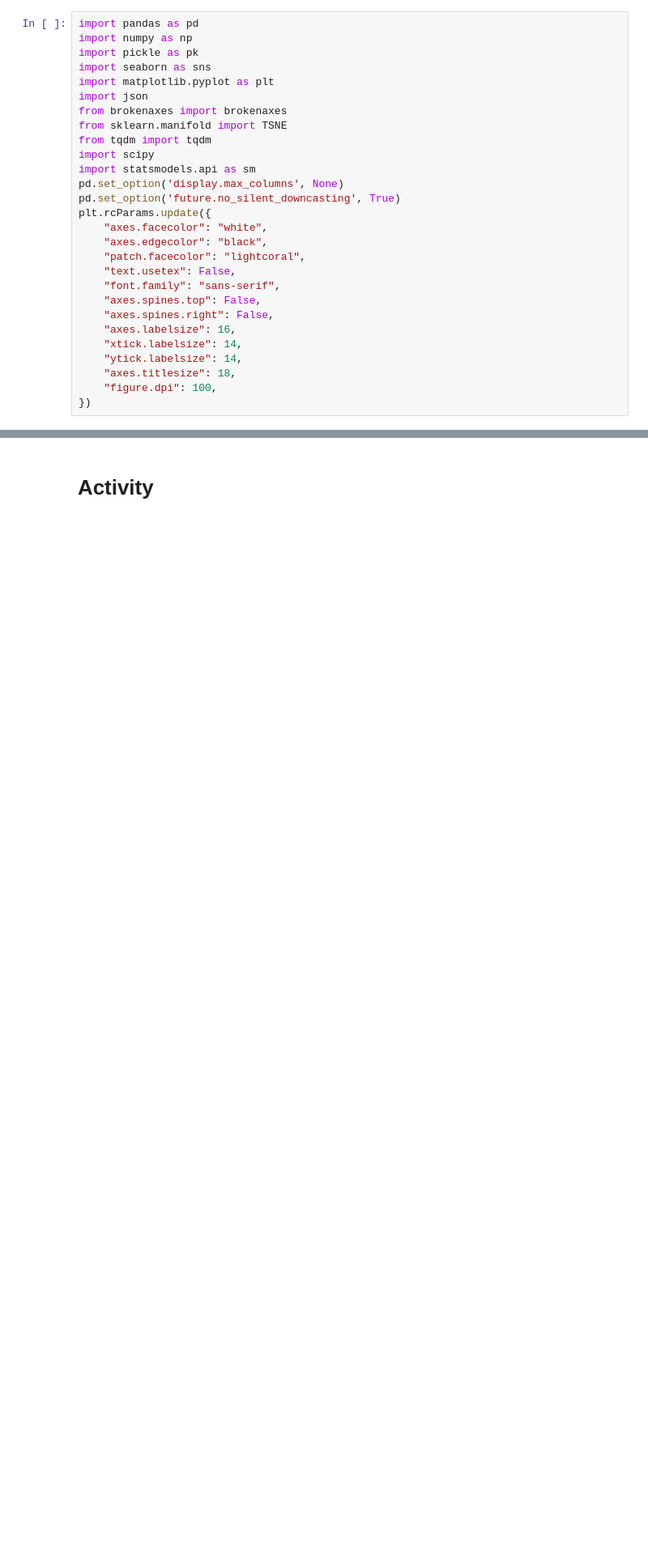
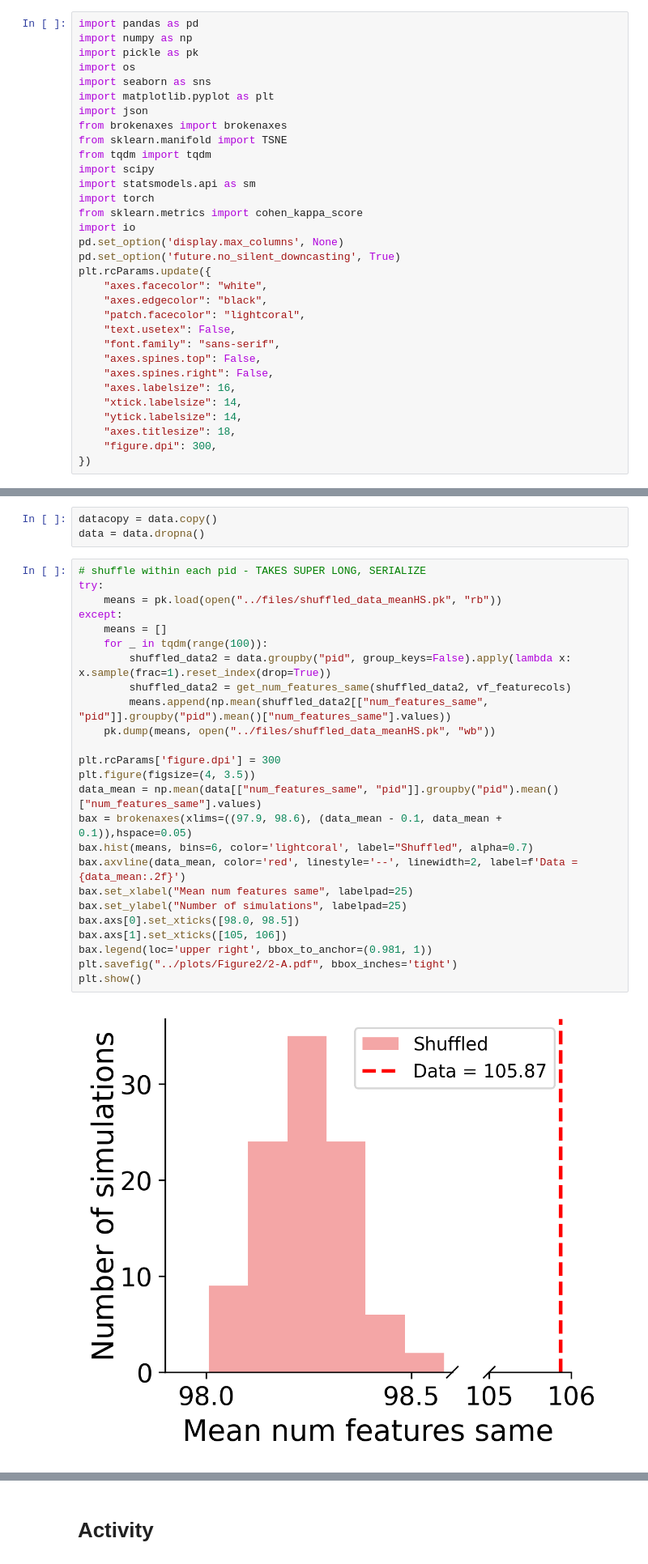
Before and after one commit to surabhisnath/process_modelling, a Jupyter notebook: scripts/Paper_Analysis.ipynb, the cells around one changed output, grey strips where cells are left out. Shown at 81% size. Drawn from its saved outputs; the diff is of its cells as text; blank space fills up the shorter version.

```diff
--- a/scripts/Paper_Analysis.ipynb
+++ b/scripts/Paper_Analysis.ipynb
@@ -2,6 +4,7 @@
 import pandas as pd
 import numpy as np
 import pickle as pk
+import os
 import seaborn as sns
 import matplotlib.pyplot as plt
 import json
@@ -10,6 +13,9 @@ from sklearn.manifold import TSNE
 from tqdm import tqdm
 import scipy
 import statsmodels.api as sm
+import torch
+from sklearn.metrics import cohen_kappa_score
+import io
 pd.set_option('display.max_columns', None)
 pd.set_option('future.no_silent_downcasting', True)
 plt.rcParams.update({
@@ -24,5 +30,5 @@ plt.rcParams.update({
     "xtick.labelsize": 14,
     "ytick.labelsize": 14,
     "axes.titlesize": 18,
-    "figure.dpi": 100,
+    "figure.dpi": 300,
 })
@@ -305,0 +176,30 @@ feature_cols = [col for col in data.columns if col.startswith('feature_')]
+# %%
+datacopy = data.copy()
+data = data.dropna()
+# %%
+# shuffle within each pid - TAKES SUPER LONG, SERIALIZE
+try:
+    means = pk.load(open("../files/shuffled_data_meanHS.pk", "rb"))
+except:
+    means = []
+    for _ in tqdm(range(100)):
+        shuffled_data2 = data.groupby("pid", group_keys=False).apply(lambda x: x.sample(frac=1).reset_index(drop=True))
+        shuffled_data2 = get_num_features_same(shuffled_data2, vf_featurecols)
+        means.append(np.mean(shuffled_data2[["num_features_same", "pid"]].groupby("pid").mean()["num_features_same"].values))
+    pk.dump(means, open("../files/shuffled_data_meanHS.pk", "wb"))
+
+plt.rcParams['figure.dpi'] = 300
+plt.figure(figsize=(4, 3.5))
+data_mean = np.mean(data[["num_features_same", "pid"]].groupby("pid").mean()["num_features_same"].values)
+bax = brokenaxes(xlims=((97.9, 98.6), (data_mean - 0.1, data_mean + 0.1)),hspace=0.05)
+bax.hist(means, bins=6, color='lightcoral', label="Shuffled", alpha=0.7)
+bax.axvline(data_mean, color='red', linestyle='--', linewidth=2, label=f'Data = {data_mean:.2f}')
+bax.set_xlabel("Mean num features same", labelpad=25)
+bax.set_ylabel("Number of simulations", labelpad=25)
+bax.axs[0].set_xticks([98.0, 98.5])
+bax.axs[1].set_xticks([105, 106])
+bax.legend(loc='upper right', bbox_to_anchor=(0.981, 1))
+plt.savefig("../plots/Figure2/2-A.pdf", bbox_inches='tight')
+plt.show()
+# %% [output]
+[figure, added]
```
Also changed, not shown: parts of 56 cells of this notebook, 33 other files.
